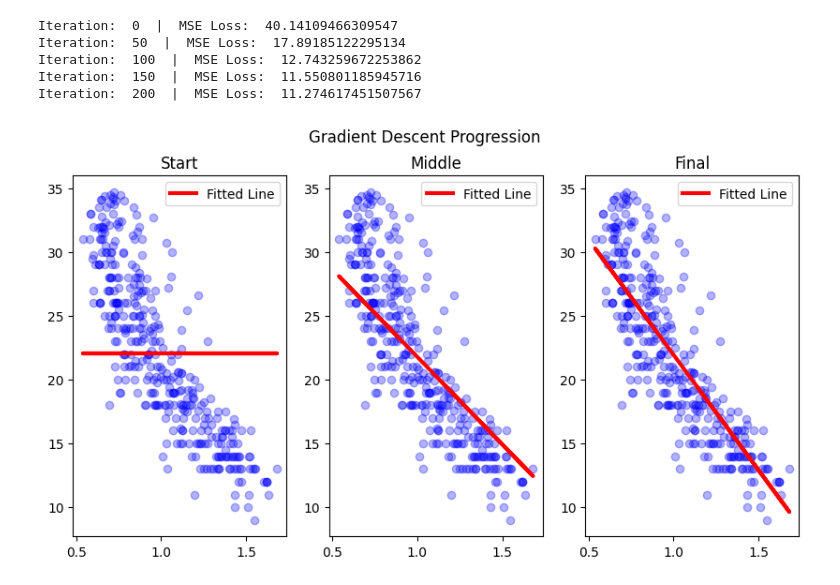
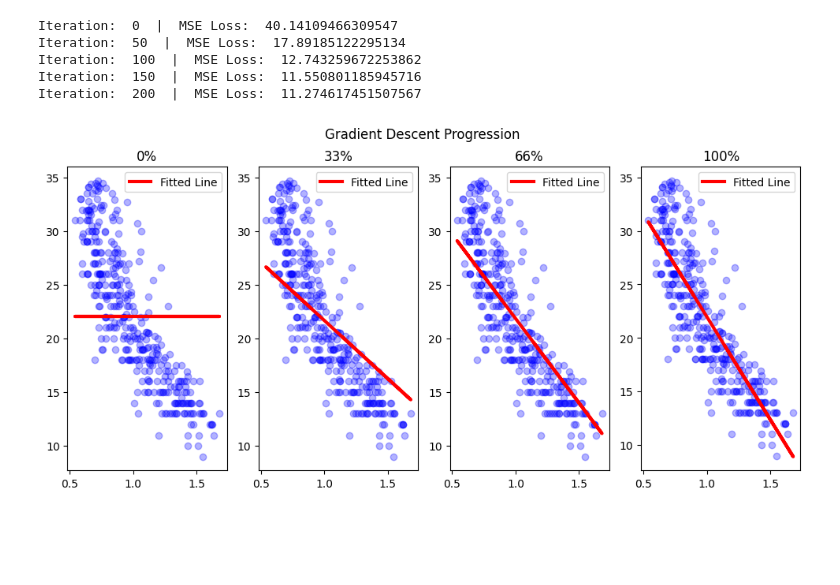
Before and after one commit to ajarkas/gradient-descent-from-scratch, a Jupyter notebook: gradient-descent-from-scratch.ipynb, the cells around one changed output. Cells and saved outputs as stored; diff of their text form; code cells hidden in the pictures; blank space fills up the shorter version.

```diff
--- a/gradient-descent-from-scratch.ipynb
+++ b/gradient-descent-from-scratch.ipynb
@@ -46,6 +46,9 @@ iterations = 200
 #starting weights. arbitrary. not imperative.
 w = 0
 b = y.mean()
+
+quartiles_w = []
+quartiles_b = []
 
 #MSE Loss Fx
 def loss(w, b):
@@ -64,9 +67,9 @@ for i in range(iterations+1):
         print('Iteration: ', i,' | ','MSE Loss: ', loss(w,b))
 
     #irrelevant. storing for later plotting.
-    if iterations//2 == i:
-        mid_w = w
-        mid_b = b
+    if i%(iterations//3) == 0:
+        quartiles_w.append((i, w))
+        quartiles_b.append((i, b))
 # %% [output]
 Iteration:  0  |  MSE Loss:  40.14109466309547
 Iteration:  50  |  MSE Loss:  17.89185122295134
@@ -74,23 +77,28 @@ Iteration:  100  |  MSE Loss:  12.743259672253862
 Iteration:  150  |  MSE Loss:  11.550801185945716
 Iteration:  200  |  MSE Loss:  11.274617451507567
 # %%
-fig, (ax1, ax2, ax3) = plt.subplots(1, 3, figsize=(10, 5))
+fig, (ax1, ax2, ax3, ax4) = plt.subplots(1, 4, figsize=(12, 5))
 
 fig.suptitle('Gradient Descent Progression')
 
 ax1.scatter(X, y, color='b', alpha = 0.3)
 ax1.plot(X, [y.mean()]*y.shape[0], color='r', linewidth=3, label='Fitted Line')
 ax1.legend()
-ax1.set_title('Start');
+ax1.set_title('0%');
 
 ax2.scatter(X, y, color='b', alpha = 0.3)
-ax2.plot(X, mid_w*X+mid_b, color='r', linewidth=3, label='Fitted Line')
+ax2.plot(X, quartiles_w[1][1]*X+quartiles_b[1][1], color='r', linewidth=3, label='Fitted Line')
 ax2.legend()
-ax2.set_title('Middle');
+ax2.set_title('33%');
 
 ax3.scatter(X, y, color='b', alpha = 0.3)
-ax3.plot(X, w*X+b, color='r', linewidth=3, label='Fitted Line')
+ax3.plot(X, quartiles_w[2][1]*X+quartiles_b[2][1], color='r', linewidth=3, label='Fitted Line')
 ax3.legend()
-ax3.set_title('Final');
+ax3.set_title('66%');
+
+ax4.scatter(X, y, color='b', alpha = 0.3)
+ax4.plot(X, w*X+b, color='r', linewidth=3, label='Fitted Line')
+ax4.legend()
+ax4.set_title('100%');
 # %% [output]
-[figure, old version]
+[figure, new version]
```
